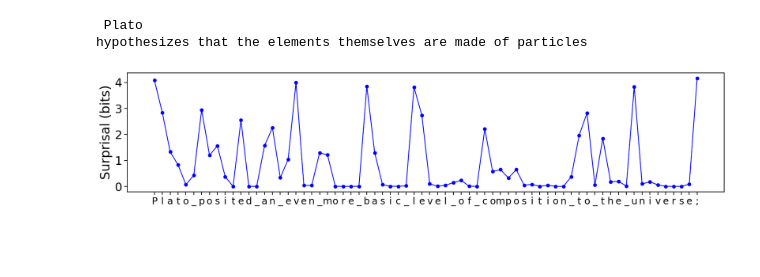
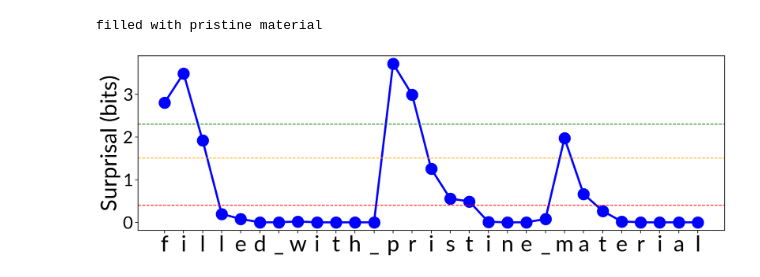
Before and after one commit to codebyzeb/infotokenization, a Jupyter notebook: notebooks/bytetokenizer.ipynb, the cells around one changed output. Drawn from its saved outputs; the diff is of its cells as text; code cells hidden in the pictures; blank space fills up the shorter version.

```diff
--- a/notebooks/bytetokenizer.ipynb
+++ b/notebooks/bytetokenizer.ipynb
@@ -17,42 +16,53 @@ import matplotlib.pyplot as plt
 import seaborn as sns
 import numpy as np
 # %%
+multilingual = False
+
 from commands.configs import BYTE_LLM_PREDICTION_DATA, COMMONCORPUS_REPO_ID
-
-byte_data = load_dataset(f"{HF_USERNAME}/{FINEWEBEDU_REPO_ID}", BYTE_LLM_PREDICTION_DATA)['fw57M']
+byte_data = load_dataset(f"{HF_USERNAME}/{COMMONCORPUS_REPO_ID if multilingual else FINEWEBEDU_REPO_ID}", BYTE_LLM_PREDICTION_DATA)['fw57M']
+byte_level_tokenizer = AutoTokenizer.from_pretrained(f"{HF_USERNAME}/{TOK_REPO_ID}", subfolder=BYTELEVEL_TOK_FOLDER + ('2' if multilingual else ''))
-# %%
-# # Get language=Spanish
-# for item in byte_data:
-#     if item['language'] == 'Spanish':
-#         example = item
-#         break
-example = byte_data[8]
-print(byte_level_tokenizer.decode(example['input_ids'][784:855]))
-# %% [output]
- Plato
-hypothesizes that the elements themselves are made of particles
+# %%
+example = byte_data[13]
+print(byte_level_tokenizer.decode(example['input_ids'][32:61]))
+# %% [output]
+filled with pristine material
 # %%
-byte_level_tokenizer = AutoTokenizer.from_pretrained(f"{HF_USERNAME}/{TOK_REPO_ID}", subfolder=BYTELEVEL_TOK_FOLDER)
+# example = byte_data[8]
+# i = 813
+# j = 855
+# example = byte_data[11]
+# i = 1508
+# j = 1545
+# example = byte_data[12]
+# i = 2039
+# j = 2065
+example = byte_data[13]
+i = 32
+j = 61
+cue = 'Surprisal'
 
-# Plot example
-
-i = 575
-j = 645
-cue = 'Surprisal'
+threshold = 0.4
+threshold2 = 1.5
+threshold3 = 2.3
 
 signal = Tensor(example[cue][i:j])
 
+# change font
+plt.rcParams['font.serif'] = 'Lato'
+plt.rcParams['font.size'] = 22
+
 # font size
-sns.set_context("notebook", font_scale=2)
+sns.set_context("notebook", font_scale=3)
 
-plt.figure(figsize=(20, 4))
-# input_ids on x-axis, surprisal on y-axis
-plt.plot(list(range(j-i)), signal, marker='o', linestyle='-', color='b')
-plt.ylabel(cue + ' (bits)')
-# Set x tick labels to decoded
+plt.figure(figsize=(20, 6))
+plt.plot(list(range(j-i)), signal, marker='o', linestyle='-', color='b', markersize=22, linewidth=4)
+plt.ylabel(cue + ' (bits)', fontsize=42)
 decoded = [byte_level_tokenizer.decode(inp) for inp in example['input_ids']]
 decoded = ['_' if d == ' ' else d for d in decoded]
-plt.xticks(list(range(j-i)), decoded[i:j], ha='center', fontsize=18)
+plt.xticks(list(range(j-i)), decoded[i:j], ha='center', fontsize=42)
+plt.axhline(y=threshold, color='red', linestyle='--')
+plt.axhline(y=threshold2, color='orange', linestyle='--')
+plt.axhline(y=threshold3, color='green', linestyle='--')
 plt.show()
 # %% [output]
-[figure, old version]
+[figure, new version]
```
Also changed, not shown: parts of 15 cells of this notebook.
